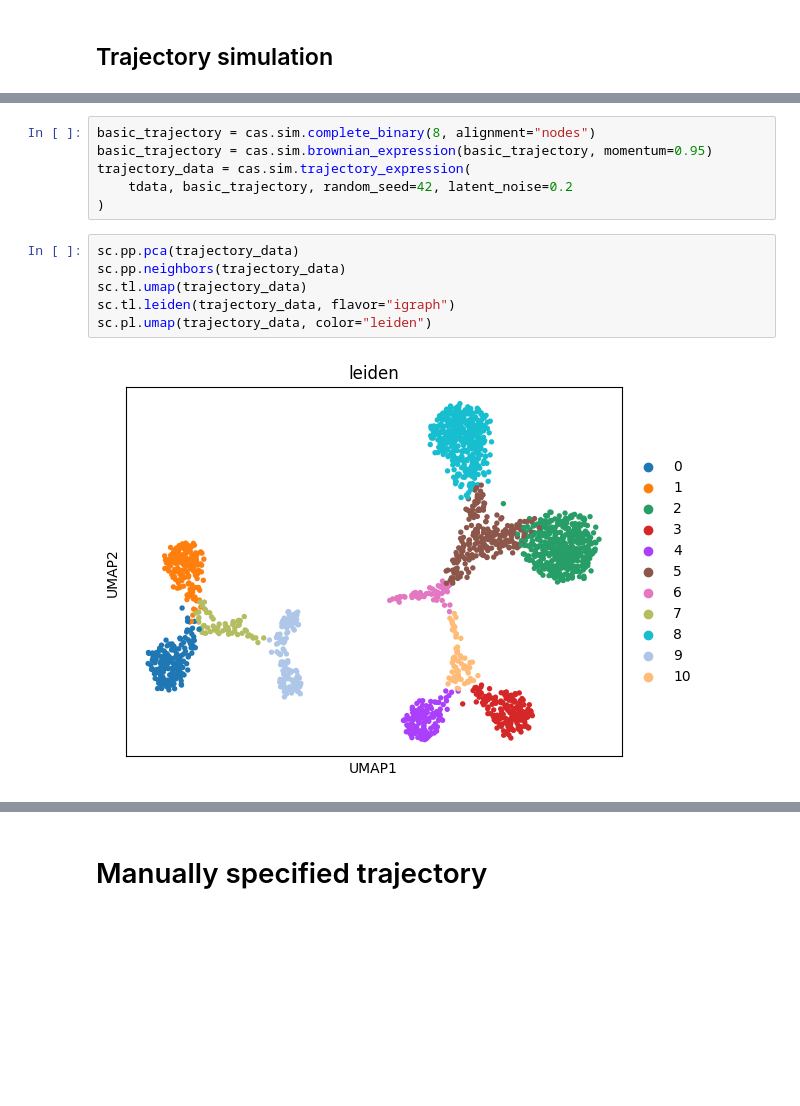
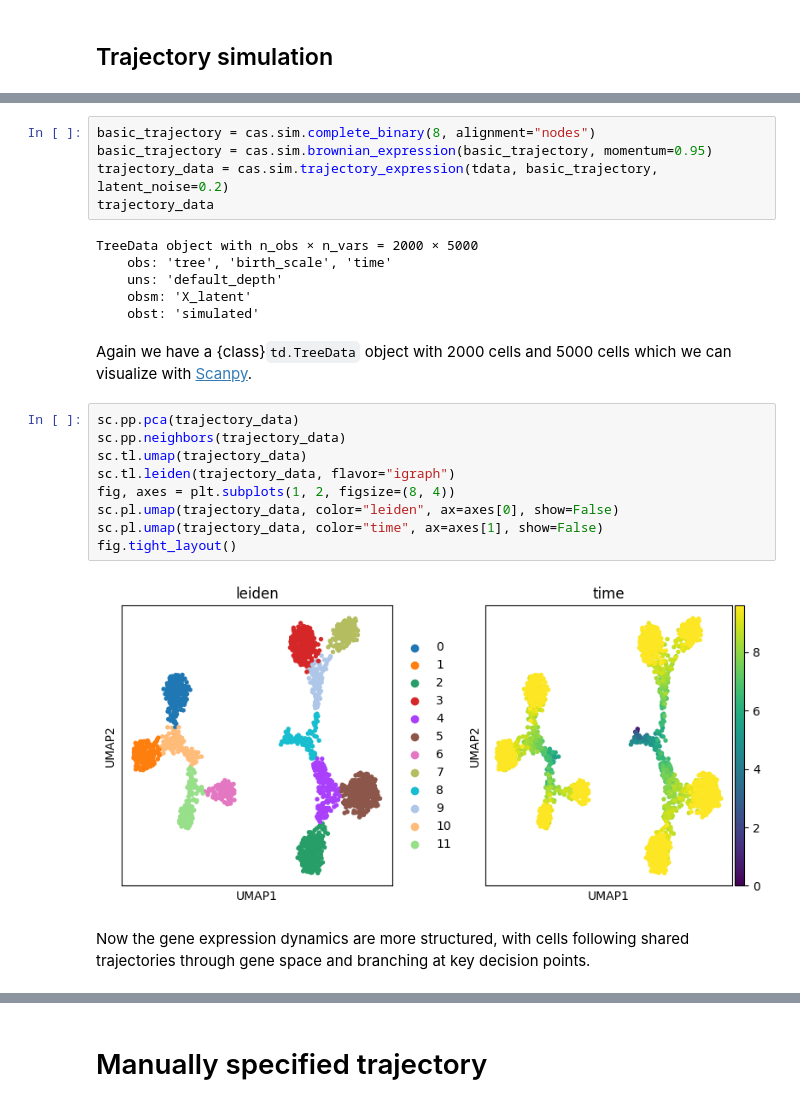
Before and after one commit to YosefLab/Cassiopeia, a Jupyter notebook: notebooks/expr_simulation.ipynb, the cells around one changed output, grey strips where cells are left out. Cells and saved outputs as stored; diff of their text form; blank space fills up the shorter version.

```diff
--- a/notebooks/expr_simulation.ipynb
+++ b/notebooks/expr_simulation.ipynb
@@ -37,15 +70,27 @@ py.pl.tree(brownian_tdata, polar=True, node_color="leiden", nodes="all");
 # %%
 basic_trajectory = cas.sim.complete_binary(8, alignment="nodes")
 basic_trajectory = cas.sim.brownian_expression(basic_trajectory, momentum=0.95)
-trajectory_data = cas.sim.trajectory_expression(
-    tdata, basic_trajectory, random_seed=42, latent_noise=0.2
-)
+trajectory_data = cas.sim.trajectory_expression(tdata, basic_trajectory, latent_noise=0.2)
+trajectory_data
+# %% [output]
+TreeData object with n_obs × n_vars = 2000 × 5000
+    obs: 'tree', 'birth_scale', 'time'
+    uns: 'default_depth'
+    obsm: 'X_latent'
+    obst: 'simulated'
+# %% [markdown]
+Again we have a {class}`td.TreeData` object with 2000 cells and 5000 cells which we can visualize with [Scanpy](https://scanpy.readthedocs.io/en/stable/).
 # %%
 sc.pp.pca(trajectory_data)
 sc.pp.neighbors(trajectory_data)
 sc.tl.umap(trajectory_data)
 sc.tl.leiden(trajectory_data, flavor="igraph")
-sc.pl.umap(trajectory_data, color="leiden")
+fig, axes = plt.subplots(1, 2, figsize=(8, 4))
+sc.pl.umap(trajectory_data, color="leiden", ax=axes[0], show=False)
+sc.pl.umap(trajectory_data, color="time", ax=axes[1], show=False)
+fig.tight_layout()
 # %% [output]
-[figure, old version]
+[figure, new version]
+# %% [markdown]
+Now the gene expression dynamics are more structured, with cells following shared trajectories through gene space and branching at key decision points.
 # %%
```
Also changed, not shown: parts of 19 cells of this notebook, 20 other files.
